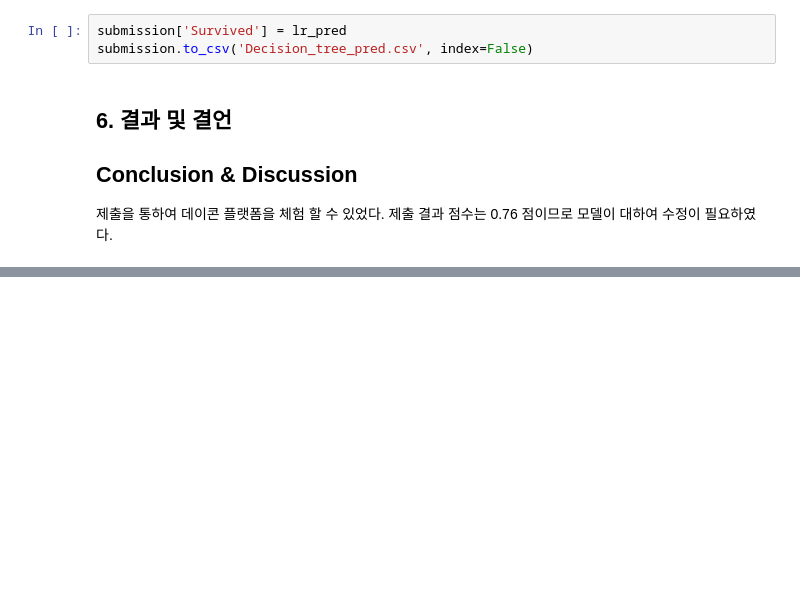
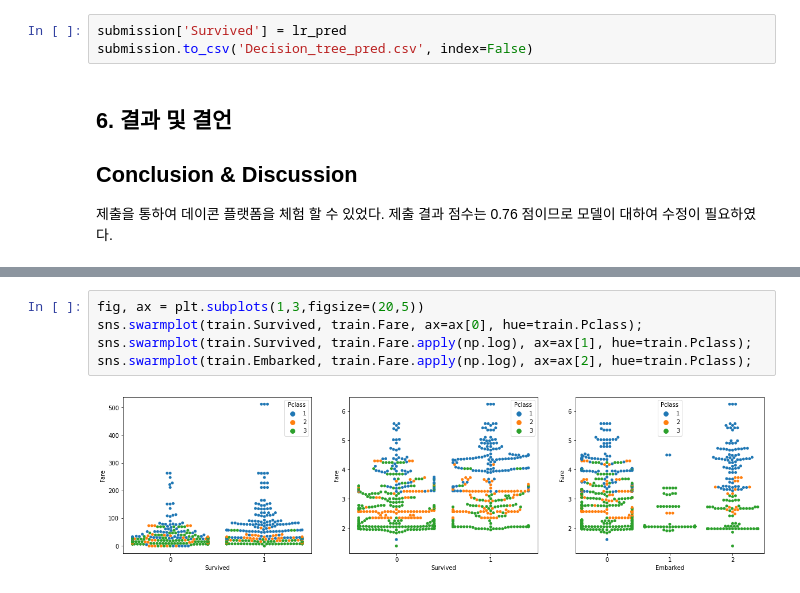
Before and after one commit to SundayDeepLearning/SundayDeepLearning, a Jupyter notebook: MC_Titanic/src/titanic.ipynb, the cells around one changed output, grey strips where cells are left out. Saved outputs shown, nothing was run; the diff lists cells and outputs as text; blank space fills up the shorter version.

```diff
--- a/MC_Titanic/src/titanic.ipynb
+++ b/MC_Titanic/src/titanic.ipynb
@@ -503,0 +746,7 @@ submission.to_csv('Decision_tree_pred.csv', index=False)
+# %%
+fig, ax = plt.subplots(1,3,figsize=(20,5))
+sns.swarmplot(train.Survived, train.Fare, ax=ax[0], hue=train.Pclass);
+sns.swarmplot(train.Survived, train.Fare.apply(np.log), ax=ax[1], hue=train.Pclass);
+sns.swarmplot(train.Embarked, train.Fare.apply(np.log), ax=ax[2], hue=train.Pclass);
+# %% [output]
+[figure, added]
```
Also changed, not shown: parts of 26 cells of this notebook.
